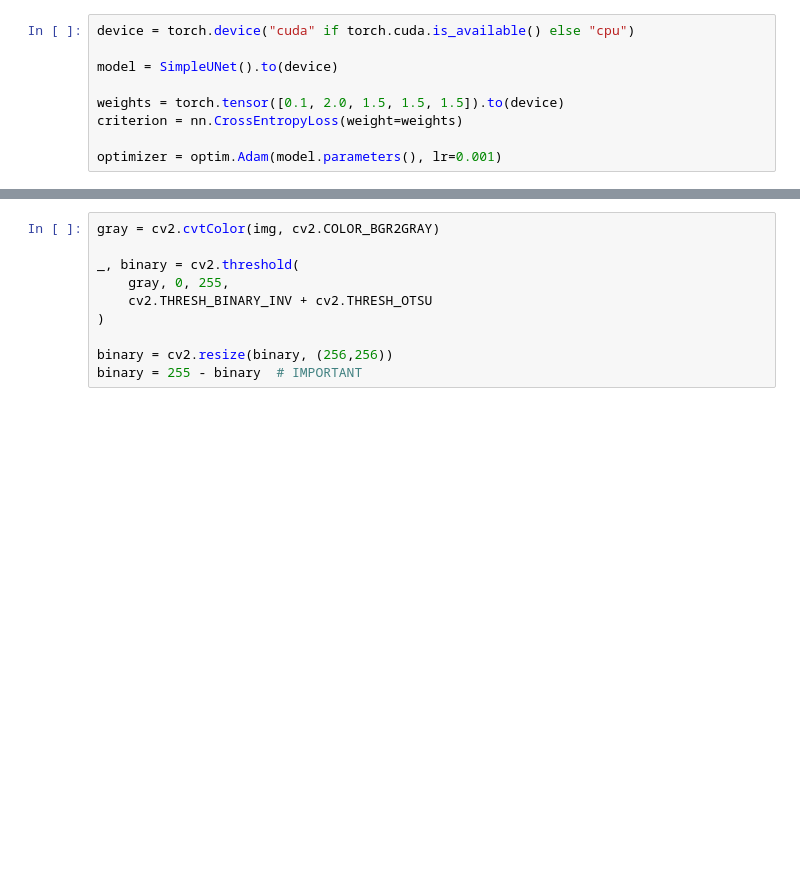
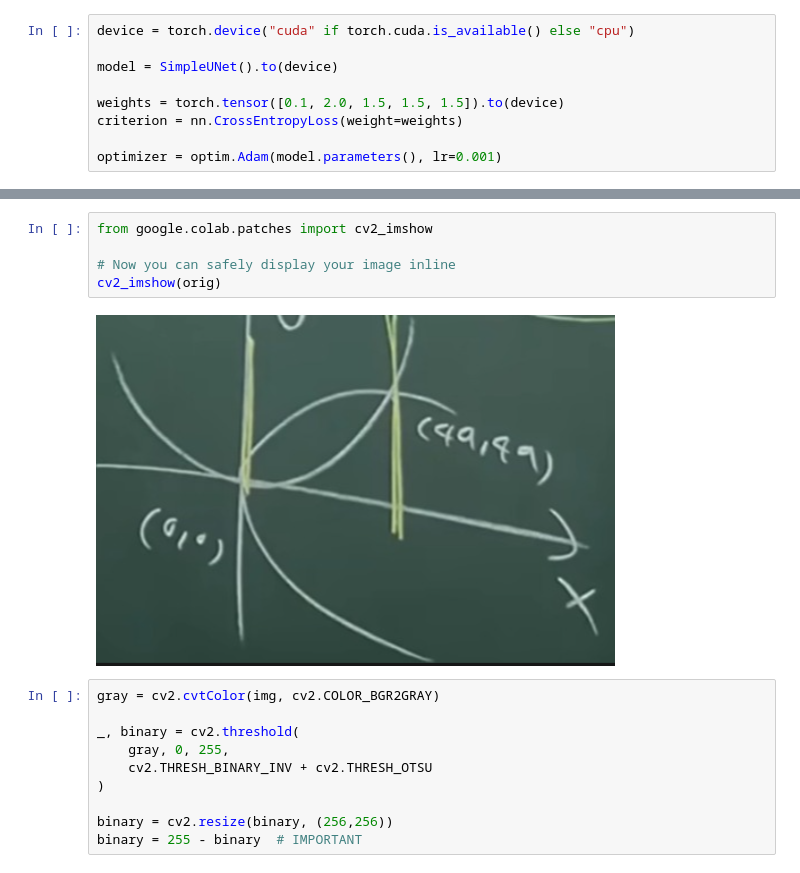
Before and after one commit to innocentdevil11/AksharVaani, a Jupyter notebook: Stroke_Analysis.ipynb, the cells around one changed output, grey strips where cells are left out. Drawn from its saved outputs; the diff is of its cells as text; blank space fills up the shorter version.

Commit message:
CNN_CurveExtraction

```diff
--- a/Stroke_Analysis.ipynb
+++ b/Stroke_Analysis.ipynb
@@ -165,3 +165,10 @@ Saving Screenshot 2026-04-11 105638.png to Screenshot 2026-04-11 105638 (3).png
+# %%
+from google.colab.patches import cv2_imshow
+
+# Now you can safely display your image inline
+cv2_imshow(orig)
+# %% [output]
+[figure, added]
 # %%
 gray = cv2.cvtColor(img, cv2.COLOR_BGR2GRAY)
 
```
Also changed, not shown: parts of 2 cells of this notebook.
